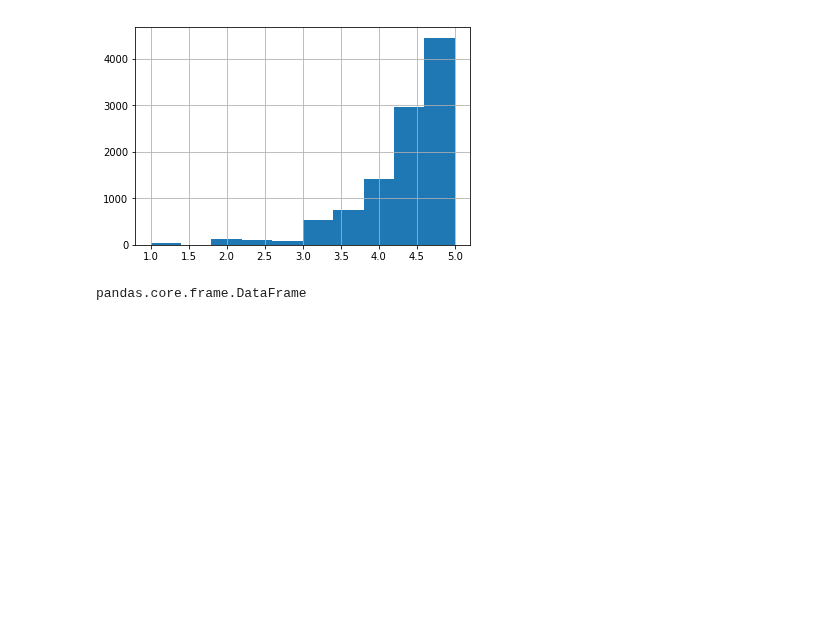
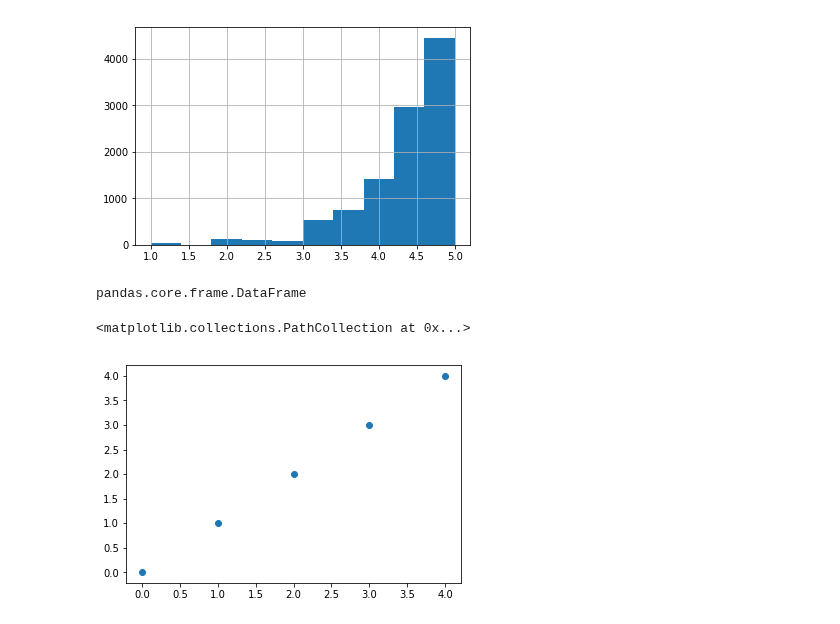
Before and after one commit to AlecMorgan/dsc-1-01-08-your-first-data-science-codealong-seattle-ds-career-040119, a Jupyter notebook: index.ipynb, the cells around one changed output. Saved outputs shown, nothing was run; the diff lists cells and outputs as text; code cells hidden in the pictures; blank space fills up the shorter version.

```diff
--- a/index.ipynb
+++ b/index.ipynb
@@ -379,6 +379,10 @@ import matplotlib.pyplot as plt
 # %%
 %matplotlib inline
 # %%
-x = li
+x = range(5)
+y = range(5)
 
 plt.scatter(x, y)
+# %% [output]
+<matplotlib.collections.PathCollection at 0x...>
+[figure, added]
```
